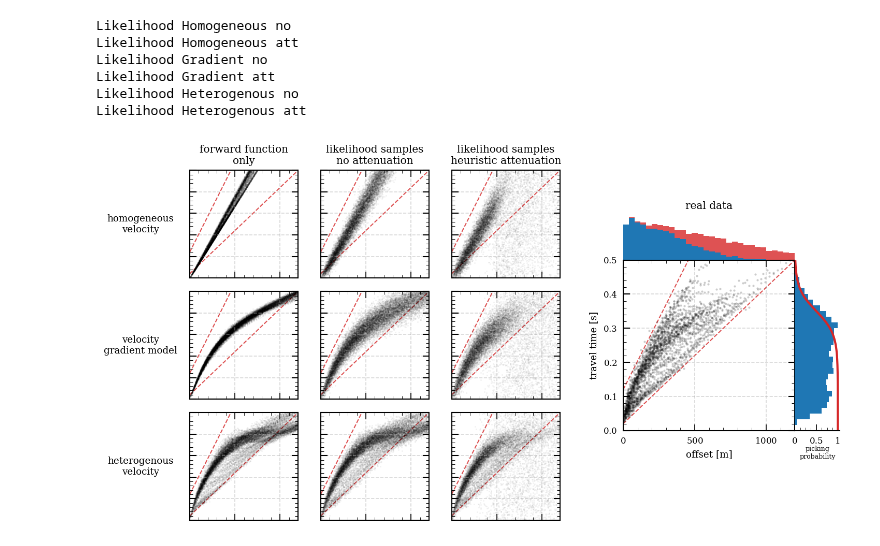
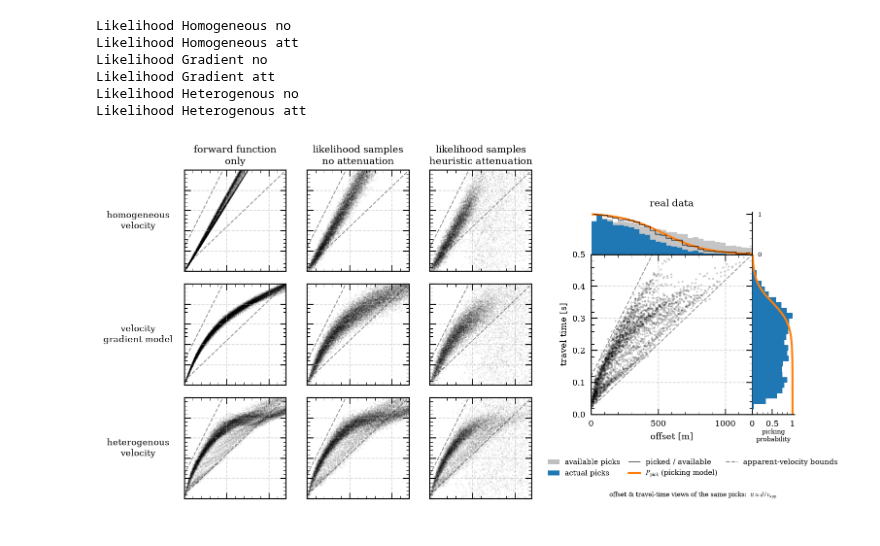
Before and after one commit to dominik-strutz/CdV_OED_benchmark, a Jupyter notebook: priors/data_space_prior_full.ipynb, the cells around one changed output. Saved outputs shown, nothing was run; the diff lists cells and outputs as text; code cells hidden in the pictures.

```diff
--- a/priors/data_space_prior_full.ipynb
+++ b/priors/data_space_prior_full.ipynb
@@ -269,7 +270,7 @@ fig, ax_dict = plt.subplot_mosaic(
      [ 'g_clean', 'x', 'g_no', 'x', 'g_attenuation', 'x',   'data', 'y_marg', ],
      [    'x', 'x',    'x', 'x', 'x',             'x',   'data', 'y_marg', ],
      [ 'h_clean', 'x', 'h_no', 'x', 'h_attenuation', 'x',   'data', 'y_marg', ],
-     [ 'h_clean', 'x', 'h_no', 'x', 'h_attenuation', 'x',      'x',      'x', ],],
+     [ 'h_clean', 'x', 'h_no', 'x', 'h_attenuation', 'x', 'legend', 'legend', ],],
     empty_sentinel='x',
     height_ratios=height_ratios,
     width_ratios=width_ratios,
@@ -310,7 +311,7 @@ ax.plot(
     analytic_offsets,
     np.array([analytic_offsets/1200+0.12,
                 analytic_offsets/2500+0.02]).T,
-    c='tab:red', linewidth=1.0, linestyle='--', alpha=0.8,
+    c='0.5', linewidth=1.0, linestyle='--', alpha=0.8,
     zorder=-1)
 
 ax.set_xlabel('offset [m]')
@@ -332,18 +333,49 @@ ax.set_xticks([])
 
 ax.spines[['top', 'right', 'bottom', 'left']].set_visible(False)
 
+# Offset marginal: gray = all traces theoretically available to pick,
+# blue = traces that were actually picked. Their bin-wise ratio is the
+# empirical pick probability as a function of offset (see ax_frac).
+n_bins_marg = 30
+avail_counts, bin_edges = np.histogram(
+    picking_stats_lines['offset'], bins=n_bins_marg, range=offset_lim)
+picked_counts, _ = np.histogram(
+    picking_stats_lines['offset'][picking_stats_lines['tt'].notna()],
+    bins=n_bins_marg, range=offset_lim)
+bin_centers = 0.5 * (bin_edges[:-1] + bin_edges[1:])
+
 ax.hist(
     picking_stats_lines['offset'],
-    bins=30, alpha=0.8, range=offset_lim,
-    color='tab:red', linewidth=1.0)
+    bins=n_bins_marg, alpha=0.9, range=offset_lim,
+    color='0.75', linewidth=1.0, label='available')
 
 ax.hist(
     picking_stats_lines['offset'][picking_stats_lines['tt'].notna()],
-    bins=30, alpha=1.0, range=offset_lim, color='tab:blue')
+    bins=n_bins_marg, alpha=1.0, range=offset_lim,
+    color='tab:blue', label='picked')
 
 ax.set_xlim(offset_lim)
+ax.set_title('real data')
 
-ax.set_title('real data')
+# Overlay the empirical pick fraction (picked / available) and the
+# analytic offset-domain picking likelihood Ppick(d) on a shared 0-1 axis.
+ax_frac = ax.twinx()
+with np.errstate(invalid='ignore', divide='ignore'):
+    emp_frac = np.where(avail_counts > 0, picked_counts / avail_counts, np.nan)
+ax_frac.plot(
+    analytic_offsets,
+    logistic_picking_likelihood_offset(
+        torch.as_tensor(analytic_offsets, dtype=torch.float)).numpy(),
+    color='tab:orange', linewidth=2.0, zorder=2, label=r'$P_\mathrm{pick}$')
+ax_frac.step(
+    bin_centers, emp_frac, where='mid',
+    color='k', linewidth=1.0, alpha=0.6, zorder=3,
+    label='picked / available')
+ax_frac.set_ylim(0.0, 1.05)
+ax_frac.set_yticks([0, 1])
+ax_frac.tick_params(labelsize=6)
+ax_frac.set_xlim(offset_lim)
+ax_frac.spines[['top', 'left']].set_visible(False)
 
 ###########################################################################
 ############################# y_marg ######################################
@@ -362,7 +394,7 @@ y_hist = ax.hist(
 
 ax.plot(picking_liklihood(tt) * y_hist[0].max(),
         tt,
-    color='tab:red', linewidth=2.0)
+    color='tab:orange', linewidth=2.0, label=r'$P_\mathrm{pick}(tt)$')
 
 ax.set_ylim(tt_lim)
 
@@ -518,7 +550,7 @@ ax.set_yticklabels([])
 
 ###########################################################################
 ############################ all ax #######################################
-###########################################################################CdV_Summer22_Channel_information_READ
+###########################################################################
 
 for ax_label in [
     's_attenuation', 's_no', 's_clean',
@@ -526,35 +558,65 @@ for ax_label in [
     'g_attenuation', 'g_no', 'g_clean',]:
 
     ax = ax_dict[ax_label]
 
     ax.plot(
         analytic_offsets,
         np.array([analytic_offsets/1200+0.12,
                     analytic_offsets/2500+0.02]).T,
-        c='tab:red', linewidth=1.0, linestyle='--', alpha=0.8,
+        c='0.5', linewidth=1.0, linestyle='--', alpha=0.8,
         zorder=-1)
 
     ax.grid(True, linestyle='--', alpha=0.5)
 
     ax.set_xlim(offset_lim)
     ax.set_ylim(tt_lim)
 
 ax_dict['data'].grid(True, linestyle='--', alpha=0.5)
 
 #add a and b figure descriptions
 # ax.text(
 #     0.05, 0.8, 'a)', transform=fig.transFigure, fontsize=12)
 
 # ax.text(
 #     0.45, 0.92, 'b)', transform=fig.transFigure, fontsize=12)
 
 
+###########################################################################
+############################ legend / note ################################
+###########################################################################
+
+from matplotlib.patches import Patch
+from matplotlib.lines import Line2D
+
+legend_handles = [
+    Patch(facecolor='0.75', label='available picks'),
+    Patch(facecolor='tab:blue', label='actual picks'),
+    Line2D([0], [0], color='k', alpha=0.6, lw=1.0, label='picked / available'),
+    Line2D([0], [0], color='tab:orange', lw=2.0, label=r'$P_\mathrm{pick}$ (picking model)'),
+    Line2D([0], [0], color='0.5', lw=1.0, ls='--', label='apparent-velocity bounds'),
+]
+# Place the legend in a dedicated empty axis below the 'real data' panel,
+# arranged in three columns so it never collides with the title.
+ax_leg = ax_dict['legend']
+ax_leg.axis('off')
+ax_leg.legend(
+    handles=legend_handles, ncol=3, loc='upper center',
+    bbox_to_anchor=(0.5, 0.68), frameon=False, fontsize=7,
+    columnspacing=1.2, handlelength=1.6)
+
+# The two right-hand marginals show the same picks in the offset (d) and
+# travel-time (tt) domains, related by tt = d / v_app (gray dashed bounds).
+ax_leg.text(
+    0.5, 0.0,
+    r'offset & travel-time views of the same picks:  $tt \approx d\,/\,v_\mathrm{app}$',
+    transform=ax_leg.transAxes, fontsize=6, va='bottom', ha='center')
+
 fig.savefig(figure_path + 'data_prior_knowledge_full.pdf', dpi=300)
 fig.savefig(figure_path + 'data_prior_knowledge_full.png', dpi=300)
 
 plt.show()
 # %% [output]
-[figure, old version]
+[figure, new version]
 # %%
 fig, ax = plt.subplots(figsize=(6,6))
 
```
Also changed, not shown: parts of 4 cells of this notebook, 7 other files.
